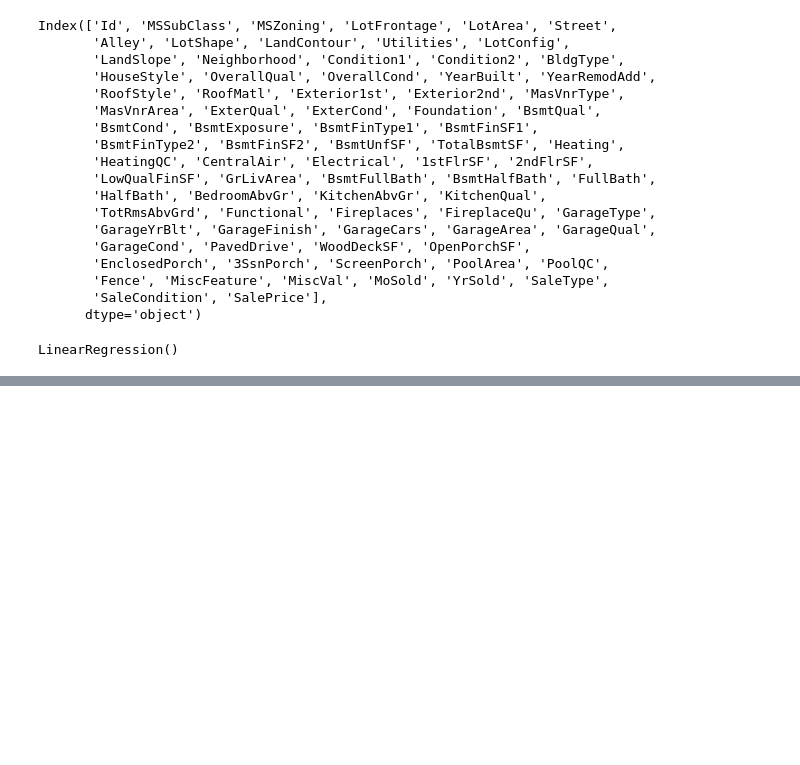
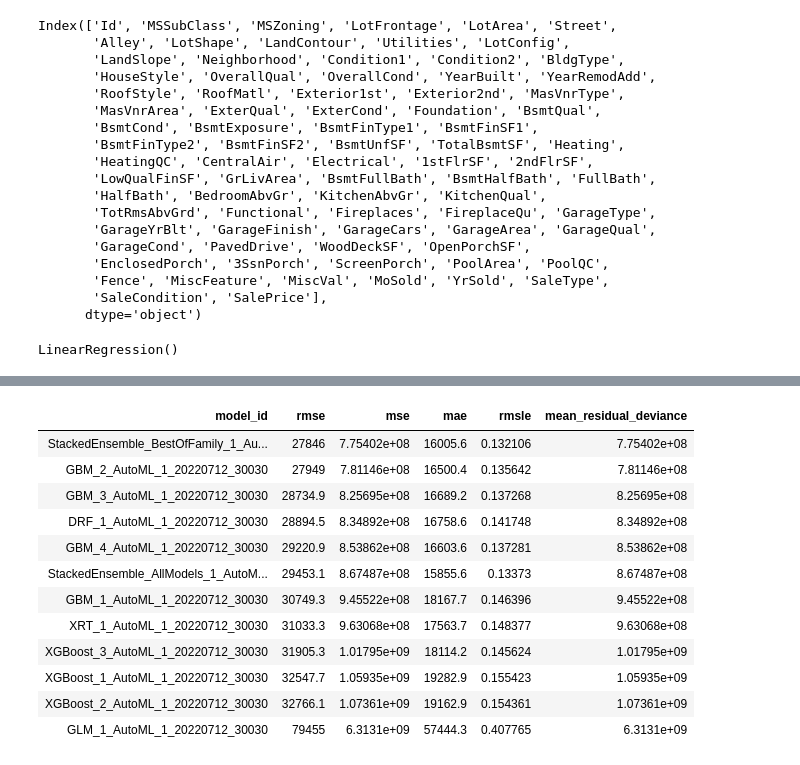
Before and after one commit to nsharma73/kaggle_experiment, a Jupyter notebook: kaggle_experiment.ipynb, the cells around one changed output, grey strips where cells are left out. Cells and saved outputs as stored; diff of their text form; code cells hidden in the pictures; blank space fills up the shorter version.

```diff
--- a/kaggle_experiment.ipynb
+++ b/kaggle_experiment.ipynb
@@ -189,0 +278,17 @@ LinearRegression()
+# %%
+lb = aml.leaderboard
+lb.head(rows=lb.nrows)
+# %% [output]
+| model_id | rmse | mse | mae | rmsle | mean_residual_deviance |
+| StackedEnsemble_BestOfFamily_1_Au... | 27846 | 7.75402e+08 | 16005.6 | 0.132106 | 7.75402e+08 |
+| GBM_2_AutoML_1_20220712_30030 | 27949 | 7.81146e+08 | 16500.4 | 0.135642 | 7.81146e+08 |
+| GBM_3_AutoML_1_20220712_30030 | 28734.9 | 8.25695e+08 | 16689.2 | 0.137268 | 8.25695e+08 |
+| DRF_1_AutoML_1_20220712_30030 | 28894.5 | 8.34892e+08 | 16758.6 | 0.141748 | 8.34892e+08 |
+| GBM_4_AutoML_1_20220712_30030 | 29220.9 | 8.53862e+08 | 16603.6 | 0.137281 | 8.53862e+08 |
+| StackedEnsemble_AllModels_1_AutoM... | 29453.1 | 8.67487e+08 | 15855.6 | 0.13373 | 8.67487e+08 |
+| GBM_1_AutoML_1_20220712_30030 | 30749.3 | 9.45522e+08 | 18167.7 | 0.146396 | 9.45522e+08 |
+| XRT_1_AutoML_1_20220712_30030 | 31033.3 | 9.63068e+08 | 17563.7 | 0.148377 | 9.63068e+08 |
+| XGBoost_3_AutoML_1_20220712_30030 | 31905.3 | 1.01795e+09 | 18114.2 | 0.145624 | 1.01795e+09 |
+| XGBoost_1_AutoML_1_20220712_30030 | 32547.7 | 1.05935e+09 | 19282.9 | 0.155423 | 1.05935e+09 |
+| XGBoost_2_AutoML_1_20220712_30030 | 32766.1 | 1.07361e+09 | 19162.9 | 0.154361 | 1.07361e+09 |
+| GLM_1_AutoML_1_20220712_30030 | 79455 | 6.3131e+09 | 57444.3 | 0.407765 | 6.3131e+09 |
```
Also changed, not shown: parts of 10 cells of this notebook.
